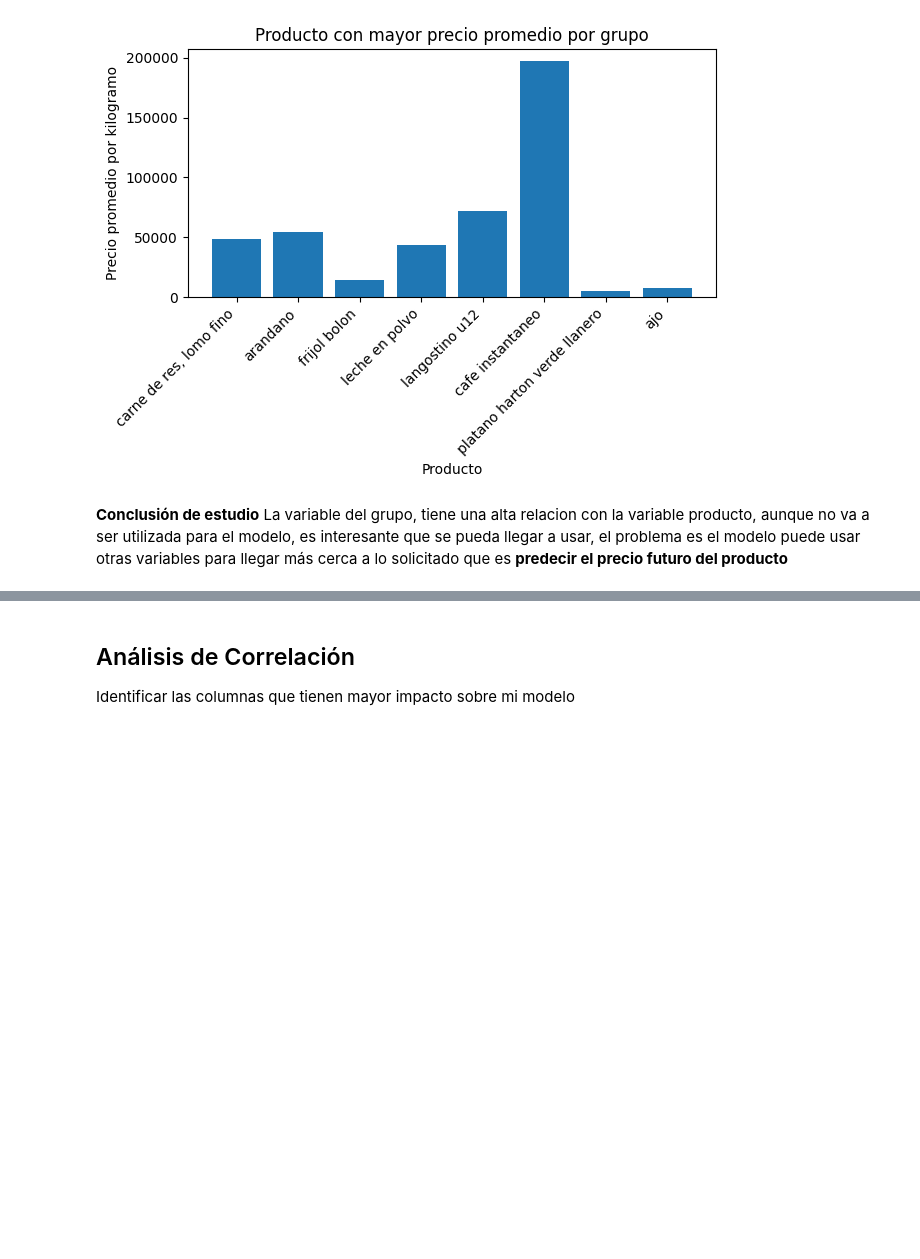
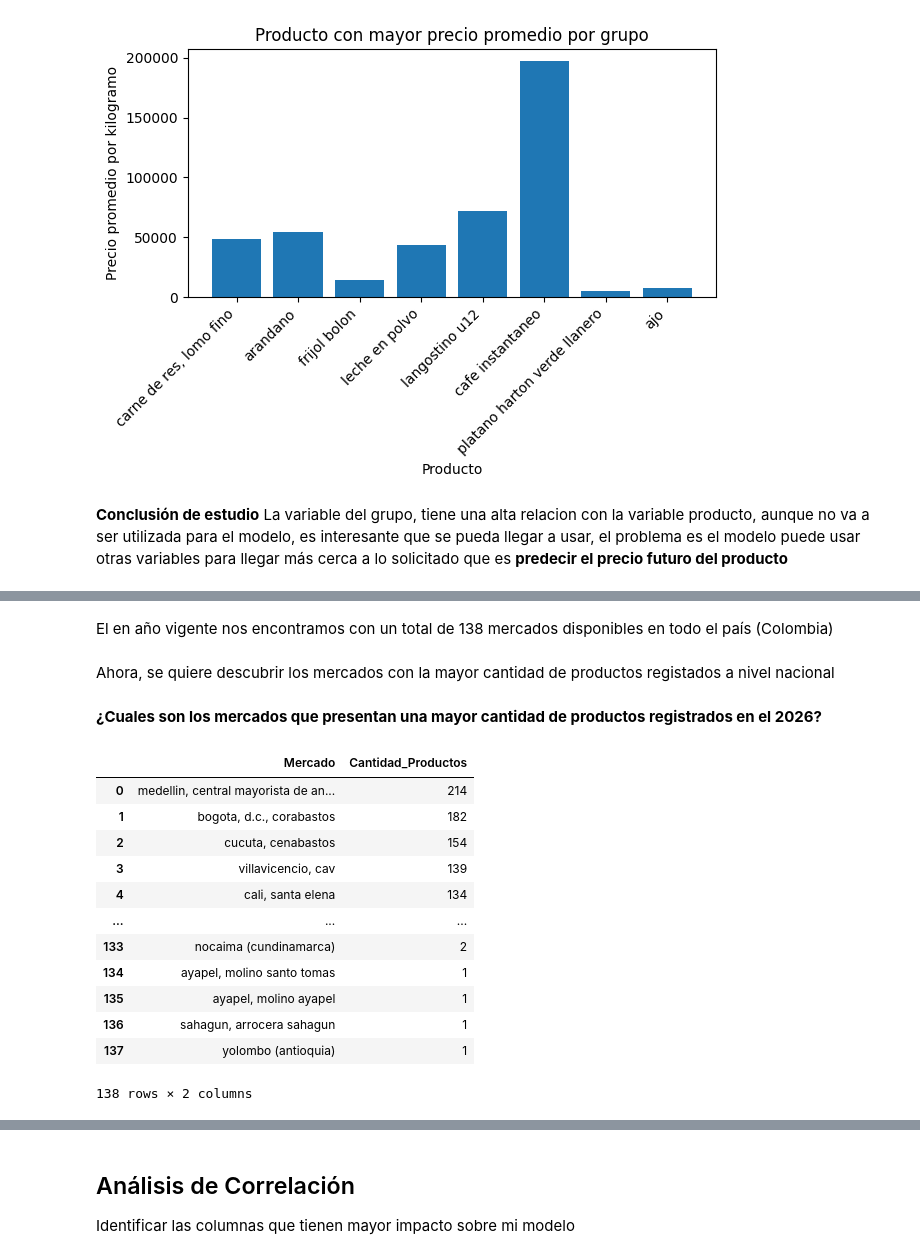
Before and after one commit to daniel-barona/proyecto_ciencia_datos, a Jupyter notebook: src/03_EDA.ipynb, the cells around one changed output, grey strips where cells are left out. Cells and saved outputs as stored; diff of their text form; code cells hidden in the pictures; blank space fills up the shorter version.

```diff
--- a/src/03_EDA.ipynb
+++ b/src/03_EDA.ipynb
@@ -223,0 +251,29 @@ plt.show()
+# %% [markdown]
+El en año vigente nos encontramos con un total de 138 mercados disponibles en todo el país (Colombia)
+# %% [markdown]
+Ahora, se quiere descubrir los mercados con la mayor cantidad de productos registados a nivel nacional
+# %% [markdown]
+**¿Cuales son los mercados que presentan una mayor cantidad de productos registrados en el 2026?**
+# %%
+mercados_2026_prod = (
+    df.loc[df["Fecha"].dt.year == 2026]
+      .groupby('Mercado')['Producto'] \
+      .nunique()\
+      .sort_values(ascending=False)\
+      .reset_index(name='Cantidad_Productos')
+)
+mercados_2026_prod
+# %% [output]
+|  | Mercado | Cantidad_Productos |
+| 0 | medellin, central mayorista de an... | 214 |
+| 1 | bogota, d.c., corabastos | 182 |
+| 2 | cucuta, cenabastos | 154 |
+| 3 | villavicencio, cav | 139 |
+| 4 | cali, santa elena | 134 |
+| ... | ... | ... |
+| 133 | nocaima (cundinamarca) | 2 |
+| 134 | ayapel, molino santo tomas | 1 |
+| 135 | ayapel, molino ayapel | 1 |
+| 136 | sahagun, arrocera sahagun | 1 |
+| 137 | yolombo (antioquia) | 1 |
+138 rows × 2 columns
```
Also changed, not shown: parts of 25 cells of this notebook.
